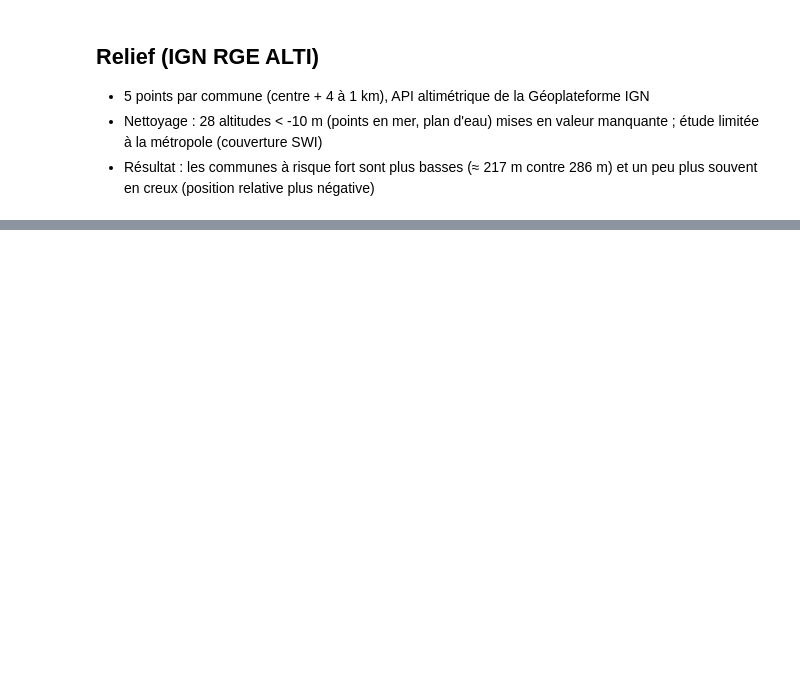
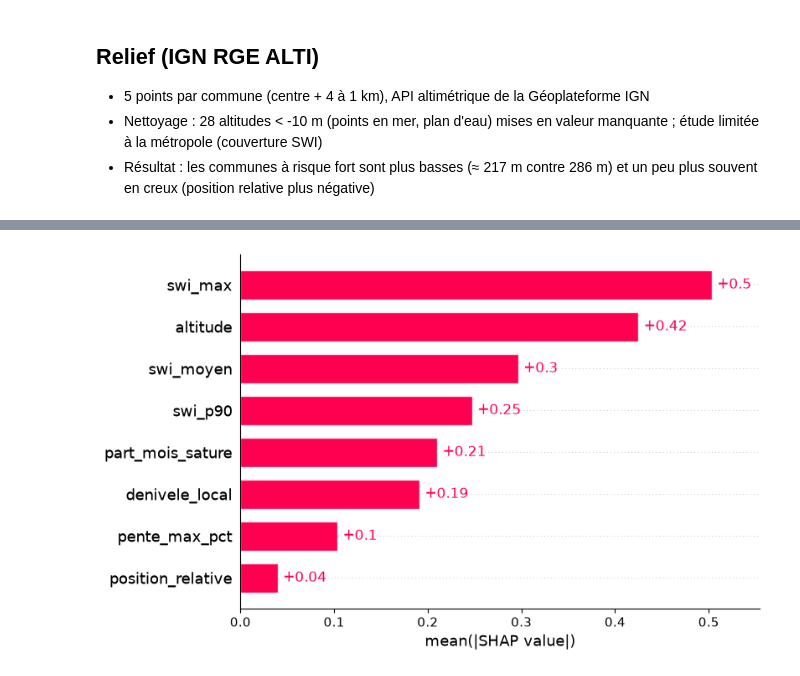
Before and after one commit to Asma-Iam/hydraxai-france, a Jupyter notebook: notebooks/01_exploration_catnat.ipynb, the cells around one changed output, grey strips where cells are left out. Saved outputs shown, nothing was run; the diff lists cells and outputs as text; code cells hidden in the pictures; blank space fills up the shorter version.

Commit message:
SHAP : importance globale des variables (modèle v1)

```diff
--- a/notebooks/01_exploration_catnat.ipynb
+++ b/notebooks/01_exploration_catnat.ipynb
@@ -562,0 +640,26 @@ df.to_parquet("../data/communes_cible_swi_relief.parquet", index=False)
+# %%
+import pandas as pd
+import shap
+from xgboost import XGBClassifier
+
+# 1. Charger les données
+df = pd.read_parquet("../data/communes_cible_swi_relief.parquet")
+features = ["swi_moyen", "swi_max", "swi_p90", "part_mois_sature",
+            "altitude", "denivele_local", "pente_max_pct", "position_relative"]
+X = df[features]
+y = df["risque_fort"]
+
+# 2. Recréer et entraîner le modèle sur toutes les communes
+poids = (y == 0).sum() / (y == 1).sum()
+model = XGBClassifier(n_estimators=300, max_depth=4, learning_rate=0.05,
+                      subsample=0.8, colsample_bytree=0.8,
+                      scale_pos_weight=poids, eval_metric="logloss",
+                      random_state=42)
+model.fit(X, y)
+
+# 3. Valeurs SHAP et importance globale
+explainer = shap.TreeExplainer(model)
+shap_values = explainer(X)
+shap.plots.bar(shap_values)
+# %% [output]
+[figure, added]
```
Also changed, not shown: parts of 5 cells of this notebook, 1 other file.
